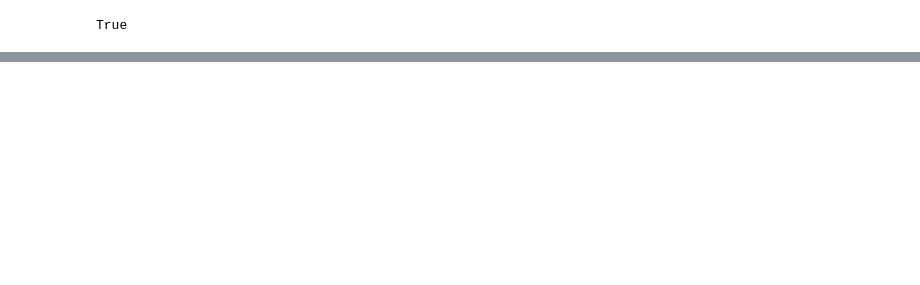
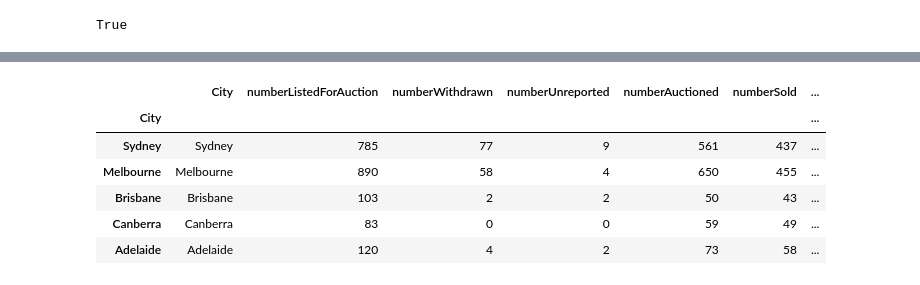
Before and after one commit to CoenFE/A_Team_Project, a Jupyter notebook: Group_Project_Property.ipynb, the cells around one changed output, grey strips where cells are left out. Cells and saved outputs as stored; diff of their text form; code cells hidden in the pictures; blank space fills up the shorter version.

```diff
--- a/Group_Project_Property.ipynb
+++ b/Group_Project_Property.ipynb
@@ -130,0 +116,15 @@ df_combined
+# %%
+# reading from CSV file for sunburst chart
+file_path = Path("cities_combined.csv")
+df_imported = pd.DataFrame(pd.read_csv(file_path))
+df_imported = df_imported.rename(columns={"Unnamed: 0": "City"})
+df_imported = df_imported.set_index(df_imported["City"])
+df_imported.head(10)
+# %% [output]
+|  | City | numberListedForAuction | numberWithdrawn | numberUnreported | numberAuctioned | numberSold | ... |
+| City |  |  |  |  |  |  | ... |
+| Sydney | Sydney | 785 | 77 | 9 | 561 | 437 | ... |
+| Melbourne | Melbourne | 890 | 58 | 4 | 650 | 455 | ... |
+| Brisbane | Brisbane | 103 | 2 | 2 | 50 | 43 | ... |
+| Canberra | Canberra | 83 | 0 | 0 | 59 | 49 | ... |
+| Adelaide | Adelaide | 120 | 4 | 2 | 73 | 58 | ... |
```
Also changed, not shown: parts of 13 cells of this notebook.
